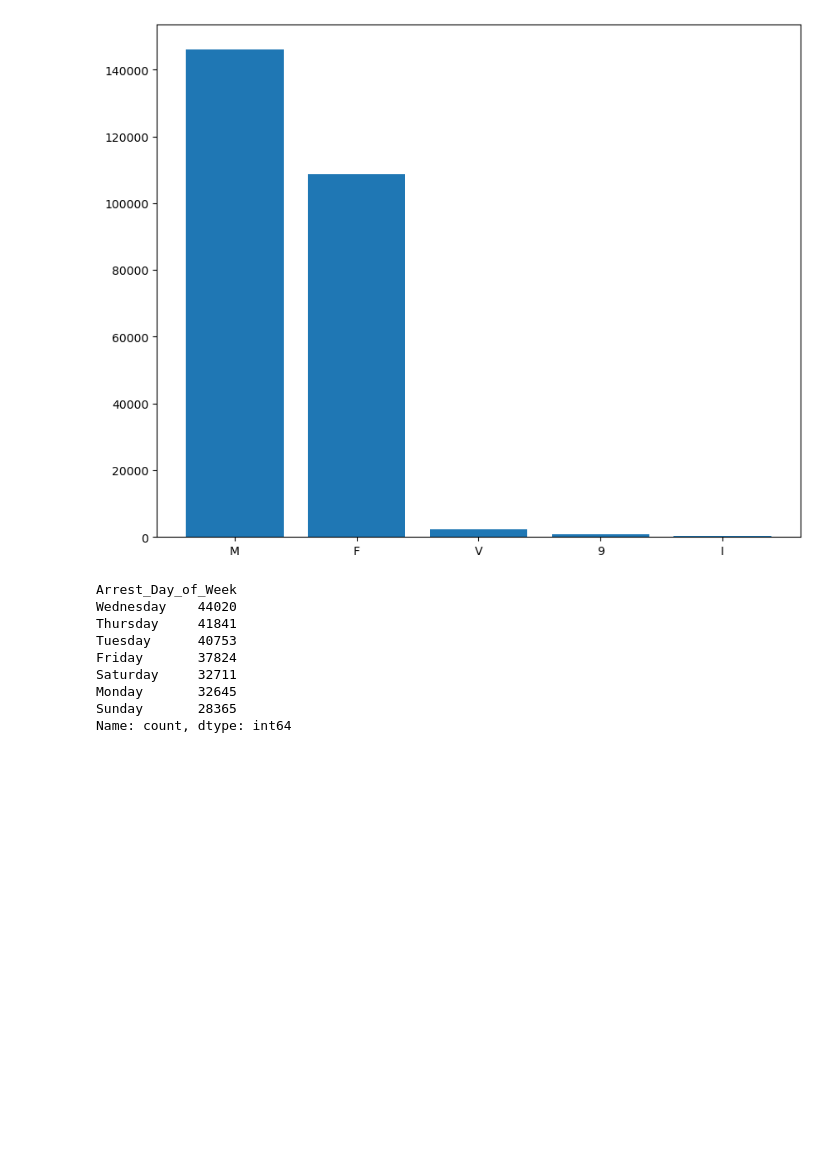
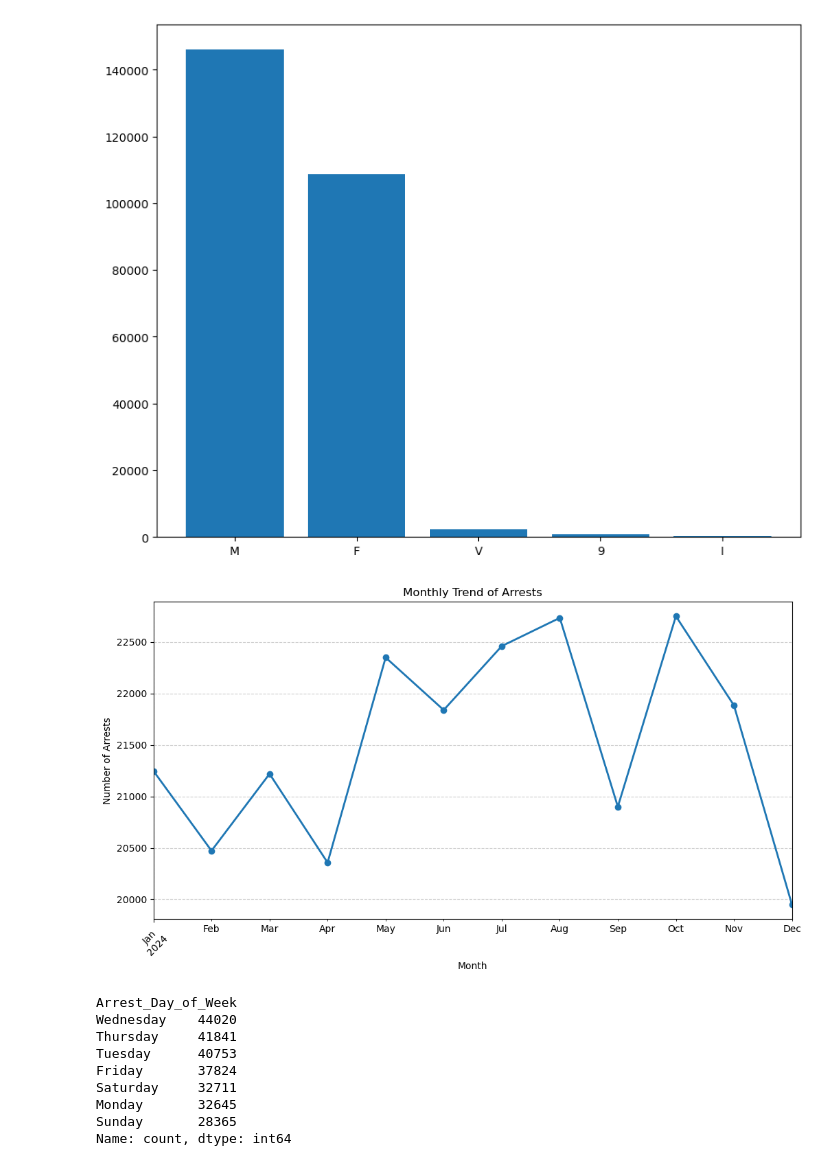
Before and after one commit to abhinna1/CSE4-587-Data-Intensive-Computing, a Jupyter notebook: EDA.ipynb, the cells around one changed output. Cells and saved outputs as stored; diff of their text form; code cells hidden in the pictures; blank space fills up the shorter version.

```diff
--- a/EDA.ipynb
+++ b/EDA.ipynb
@@ -38,6 +38,22 @@ I       224
 Name: count, dtype: int64
 <BarContainer object of 5 artists>
 [figure]
+# %%
+"""Line-graph for change in arress each month."""
+monthly_arrests = nypd_arrest.groupby(nypd_arrest['Arrest_Date'].dt.to_period('M')).size()
+
+plt.figure(figsize=(12, 6))
+monthly_arrests.plot(kind='line', marker='o', linewidth=2)
+
+plt.title('Monthly Trend of Arrests')
+plt.xlabel('Month')
+plt.ylabel('Number of Arrests')
+plt.grid(True, linestyle='--', alpha=0.6)
+plt.xticks(rotation=45)
+
+plt.show()
+# %% [output]
+[figure, added]
 # %%
 # Arrests by Day of the Week
 weekday_count = nypd_arrest["Arrest_Day_of_Week"].value_counts()
```
Also changed, not shown: parts of 8 cells of this notebook.
